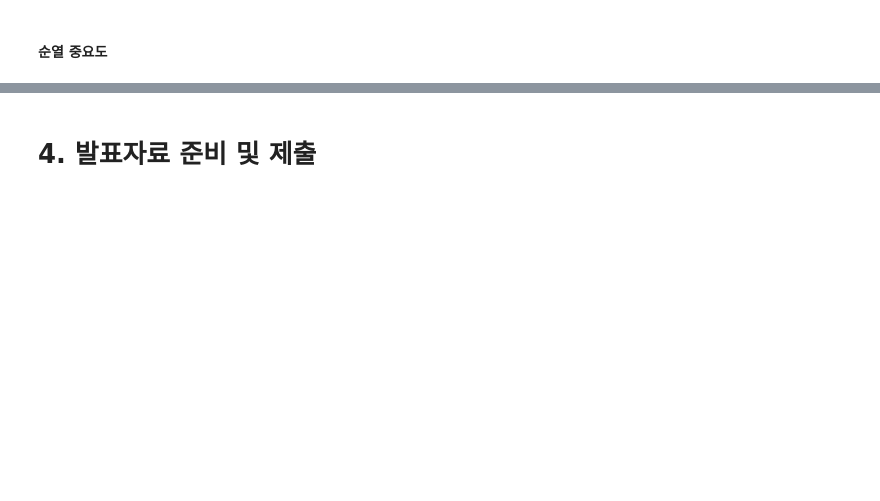
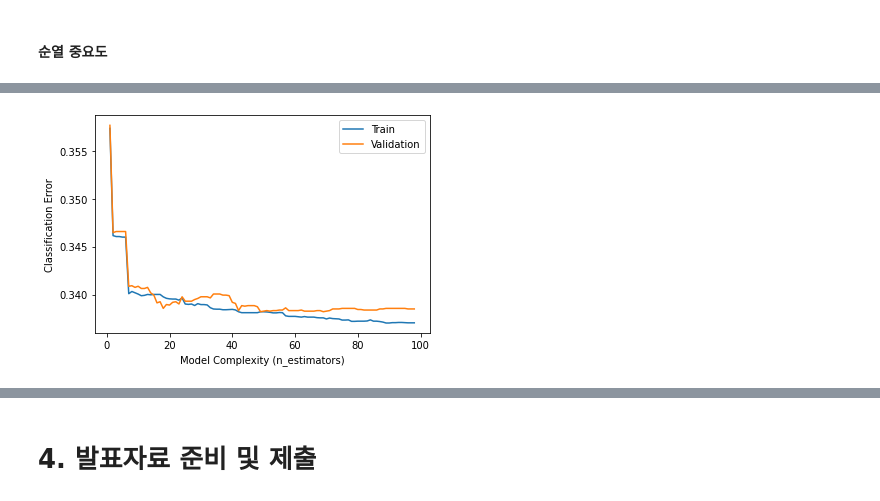
Before and after one commit to jayJ-hub/Section1_Project-, a Jupyter notebook: Section2_Project.ipynb, the cells around one changed output, grey strips where cells are left out. Cells and saved outputs as stored; diff of their text form; code cells hidden in the pictures; blank space fills up the shorter version.

Commit message:
Day4_RandomizedCV, XGBoost, PDP plot

```diff
--- a/Section2_Project.ipynb
+++ b/Section2_Project.ipynb
@@ -2318,0 +2549,3 @@ print(score, '\n','\n', f'f1_cv{cv_fold}: ', score.mean())
+# %%
+X_Train_selected = X_Train[features]
+X_Val_selected = X_Val[features]
@@ -2318,0 +2583,6 @@ print(score, '\n','\n', f'f1_cv{cv_fold}: ', score.mean())
+# %%
+encoder = OrdinalEncoder()
+X_train_encoded = encoder.fit_transform(X_train_selected)
+X_test_encoded = encoder.transform(X_test_selected)
+X_Train_encoded = encoder.transform(X_Train_selected)
+X_Val_encoded = encoder.transform(X_Val_selected)
@@ -2318,0 +2620,19 @@ print(score, '\n','\n', f'f1_cv{cv_fold}: ', score.mean())
+# %%
+from xgboost import XGBClassifier
+
+
+
+model_xgb = XGBClassifier(n_estimators = 482,
+                          random_state = 2,
+                          n_jobs=-1,
+                          max_depth = 5 ,
+                          learning_rate = 0.2
+                          )
+eval_set = [(X_Train_encoded, y_Train),
+            (X_Val_encoded, y_Val)]
+# %%
+model_xgb.fit(X_Train_encoded, y_Train,
+          eval_set = eval_set,
+          eval_metric='error',        #(wrong cases)/#(all cases)
+          early_stopping_rounds=50    # 50 rounds 동안 스코어의 개선이 없으면 멈춤
+          )
@@ -2318,0 +2659,14 @@ print(score, '\n','\n', f'f1_cv{cv_fold}: ', score.mean())
+# %%
+results = model_xgb.evals_result()
+train_error = results['validation_0']['error']
+val_error = results['validation_1']['error']
+
+epoch = range(1, len(train_error)+1)
+plt.plot(epoch, train_error, label='Train')
+plt.plot(epoch, val_error, label='Validation')
+plt.ylabel('Classification Error')
+plt.xlabel('Model Complexity (n_estimators)')
+# plt.ylim((0.15, 0.25)) # Zoom in
+plt.legend();
+# %% [output]
+[figure, added]
```
Also changed, not shown: parts of 103 cells of this notebook.
